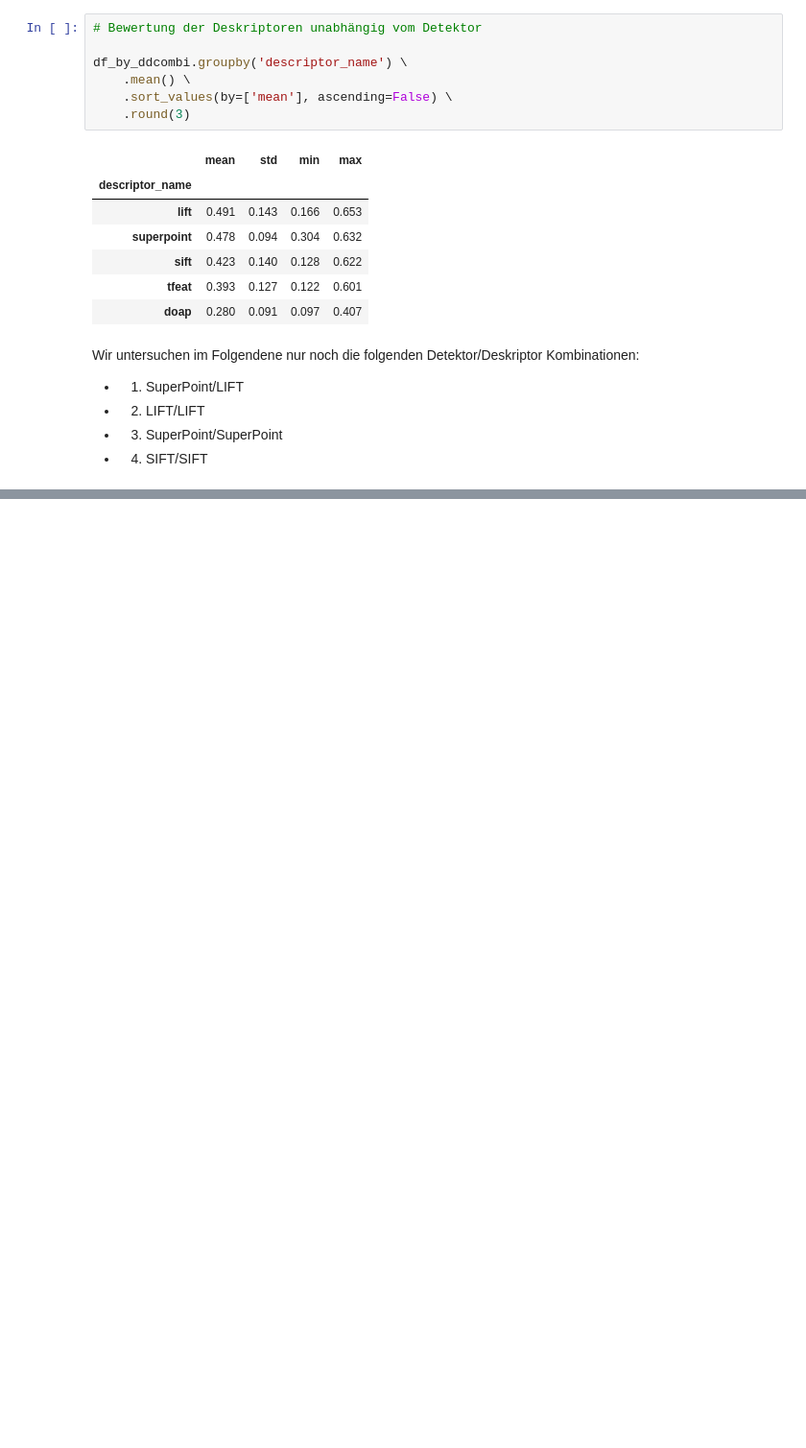
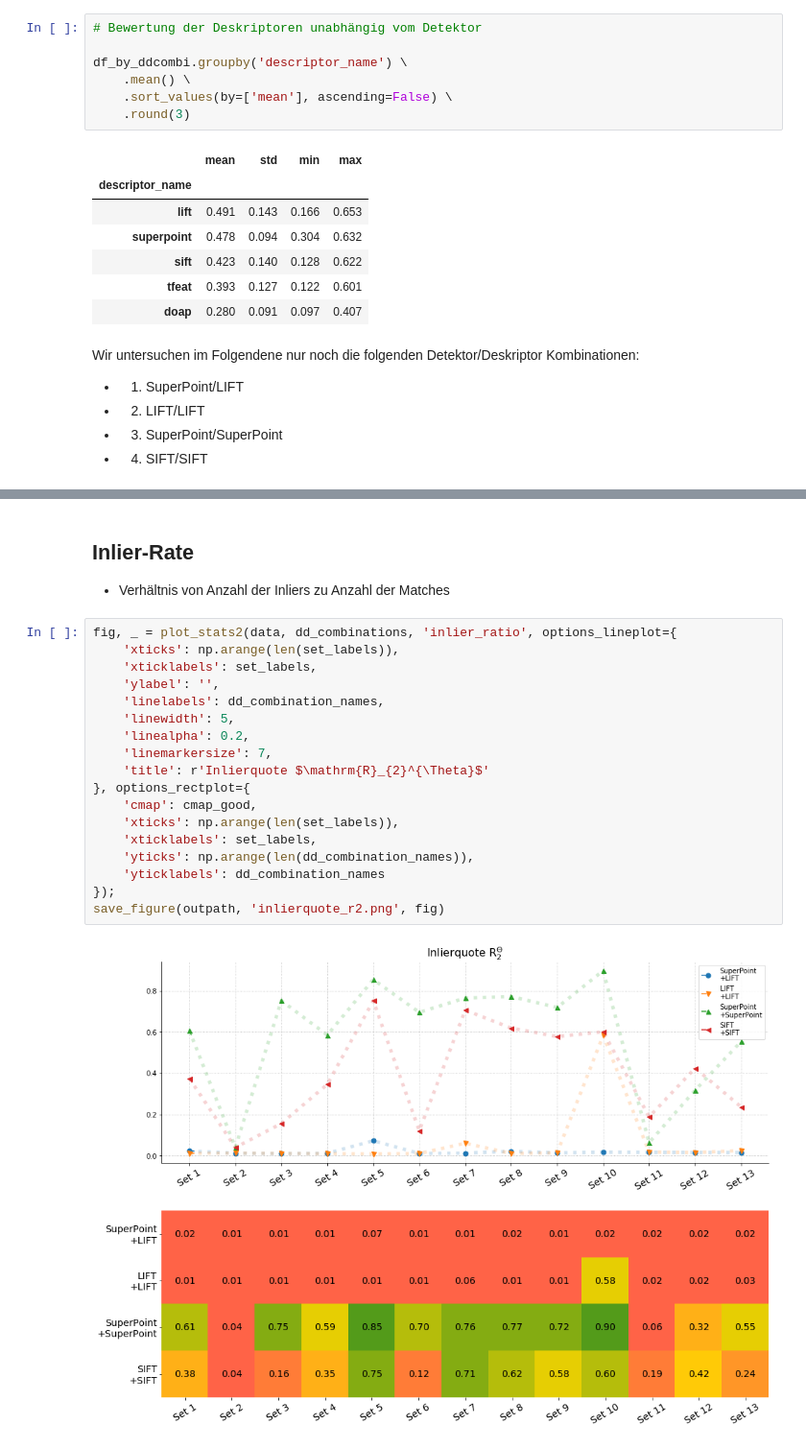
Before and after one commit to Mizzade/diplomarbeit, a Jupyter notebook: evaluation/descriptors/EVALUATE PIPELINE COMPARISON.ipynb, the cells around one changed output, grey strips where cells are left out. Shown at 96% size. Cells and saved outputs as stored; diff of their text form; blank space fills up the shorter version.

```diff
--- a/evaluation/descriptors/EVALUATE PIPELINE COMPARISON.ipynb
+++ b/evaluation/descriptors/EVALUATE PIPELINE COMPARISON.ipynb
@@ -427,0 +767,23 @@ Wir untersuchen im Folgendene nur noch die folgenden Detektor/Deskriptor Kombina
+# %% [markdown]
+## Inlier-Rate
+- Verhältnis von Anzahl der Inliers zu Anzahl der Matches
+# %%
+fig, _ = plot_stats2(data, dd_combinations, 'inlier_ratio', options_lineplot={
+    'xticks': np.arange(len(set_labels)),
+    'xticklabels': set_labels,
+    'ylabel': '',
+    'linelabels': dd_combination_names,
+    'linewidth': 5,
+    'linealpha': 0.2,
+    'linemarkersize': 7,
+    'title': r'Inlierquote $\mathrm{R}_{2}^{\Theta}$'
+}, options_rectplot={
+    'cmap': cmap_good,
+    'xticks': np.arange(len(set_labels)),
+    'xticklabels': set_labels,
+    'yticks': np.arange(len(dd_combination_names)),
+    'yticklabels': dd_combination_names
+});
+save_figure(outpath, 'inlierquote_r2.png', fig)
+# %% [output]
+[figure, added]
```
Also changed, not shown: parts of 29 cells of this notebook, 3 other files.
